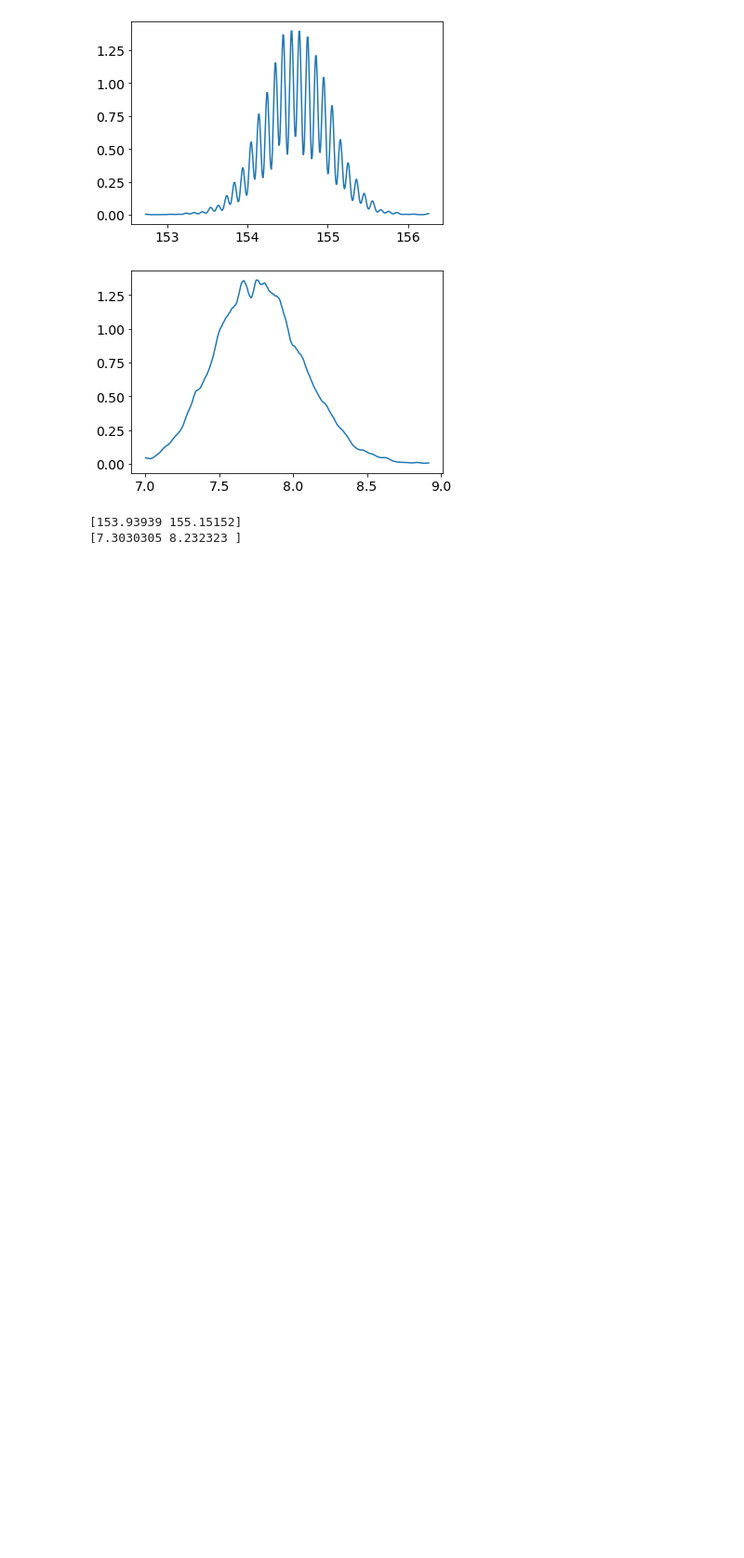
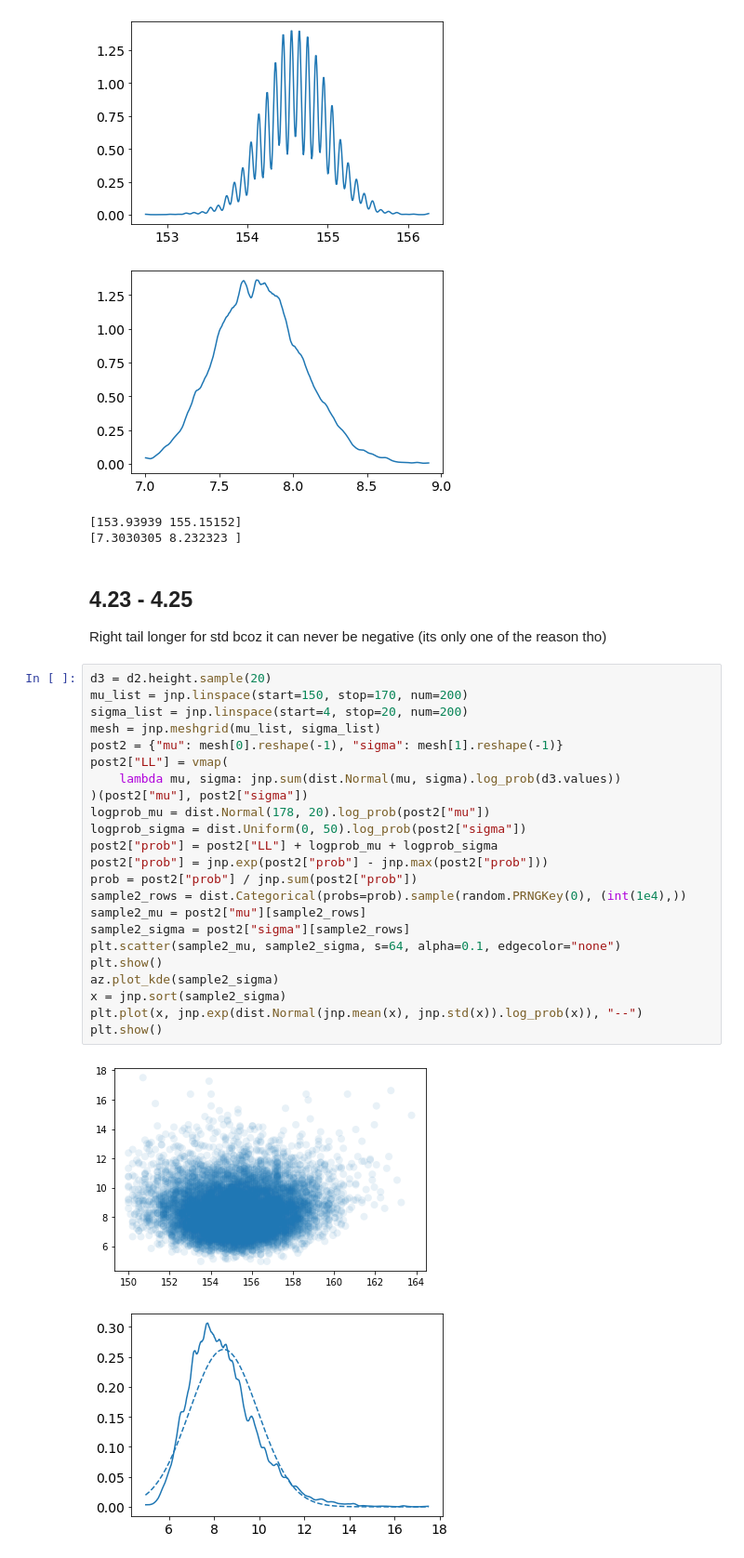
Before and after one commit to 8wgf3b/books, a Jupyter notebook: stat_rethink/Chap4.ipynb, the cells around one changed output. Shown: that part at 93% size. Drawn from its saved outputs; the diff is of its cells as text; blank space fills up the shorter version.

```diff
--- a/stat_rethink/Chap4.ipynb
+++ b/stat_rethink/Chap4.ipynb
@@ -236,3 +239,33 @@ print(hpdi(sstd, 0.89))
 [figure]
 [153.93939 155.15152]
 [7.3030305 8.232323 ]
+# %% [markdown]
+## 4.23 - 4.25
+
+Right tail longer for std bcoz it can never be negative (its only one of the reason tho)
+# %%
+d3 = d2.height.sample(20)
+mu_list = jnp.linspace(start=150, stop=170, num=200)
+sigma_list = jnp.linspace(start=4, stop=20, num=200)
+mesh = jnp.meshgrid(mu_list, sigma_list)
+post2 = {"mu": mesh[0].reshape(-1), "sigma": mesh[1].reshape(-1)}
+post2["LL"] = vmap(
+    lambda mu, sigma: jnp.sum(dist.Normal(mu, sigma).log_prob(d3.values))
+)(post2["mu"], post2["sigma"])
+logprob_mu = dist.Normal(178, 20).log_prob(post2["mu"])
+logprob_sigma = dist.Uniform(0, 50).log_prob(post2["sigma"])
+post2["prob"] = post2["LL"] + logprob_mu + logprob_sigma
+post2["prob"] = jnp.exp(post2["prob"] - jnp.max(post2["prob"]))
+prob = post2["prob"] / jnp.sum(post2["prob"])
+sample2_rows = dist.Categorical(probs=prob).sample(random.PRNGKey(0), (int(1e4),))
+sample2_mu = post2["mu"][sample2_rows]
+sample2_sigma = post2["sigma"][sample2_rows]
+plt.scatter(sample2_mu, sample2_sigma, s=64, alpha=0.1, edgecolor="none")
+plt.show()
+az.plot_kde(sample2_sigma)
+x = jnp.sort(sample2_sigma)
+plt.plot(x, jnp.exp(dist.Normal(jnp.mean(x), jnp.std(x)).log_prob(x)), "--")
+plt.show()
+# %% [output]
+[figure, added]
+[figure, added]
```
Also changed, not shown: parts of 9 cells of this notebook.
